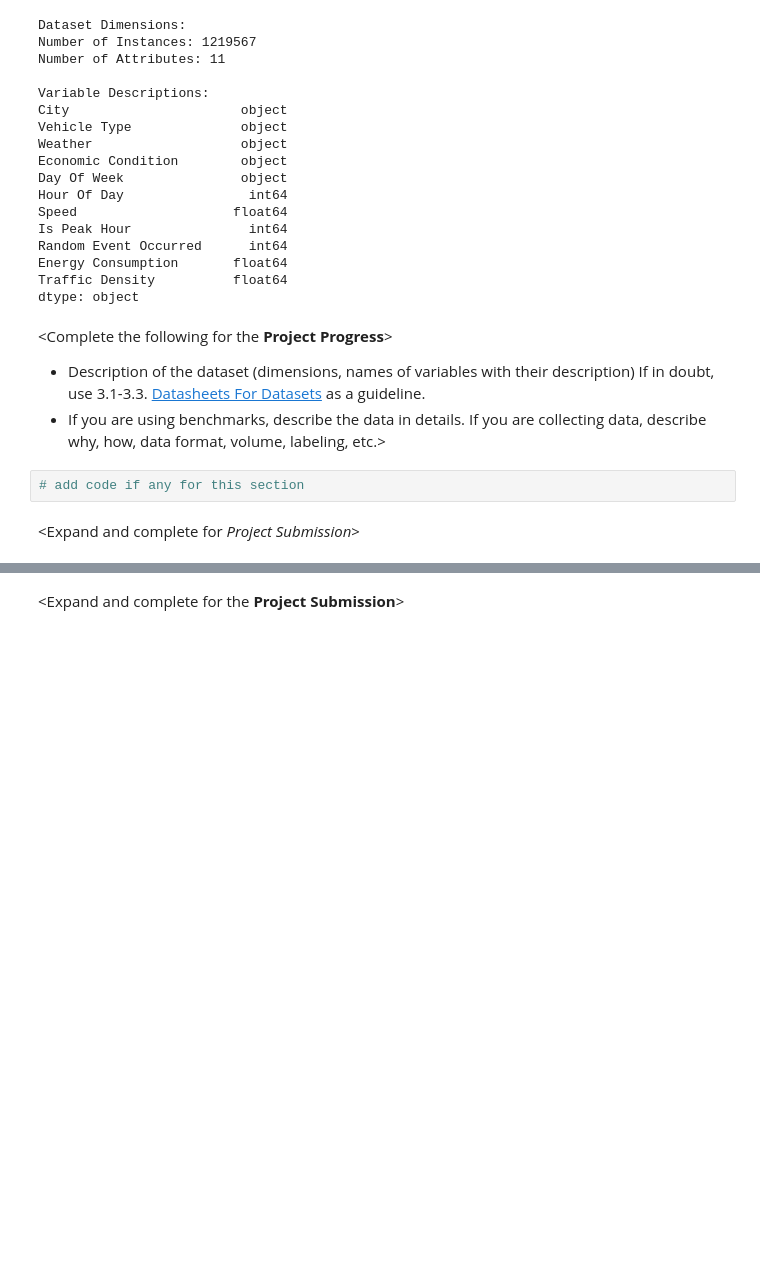
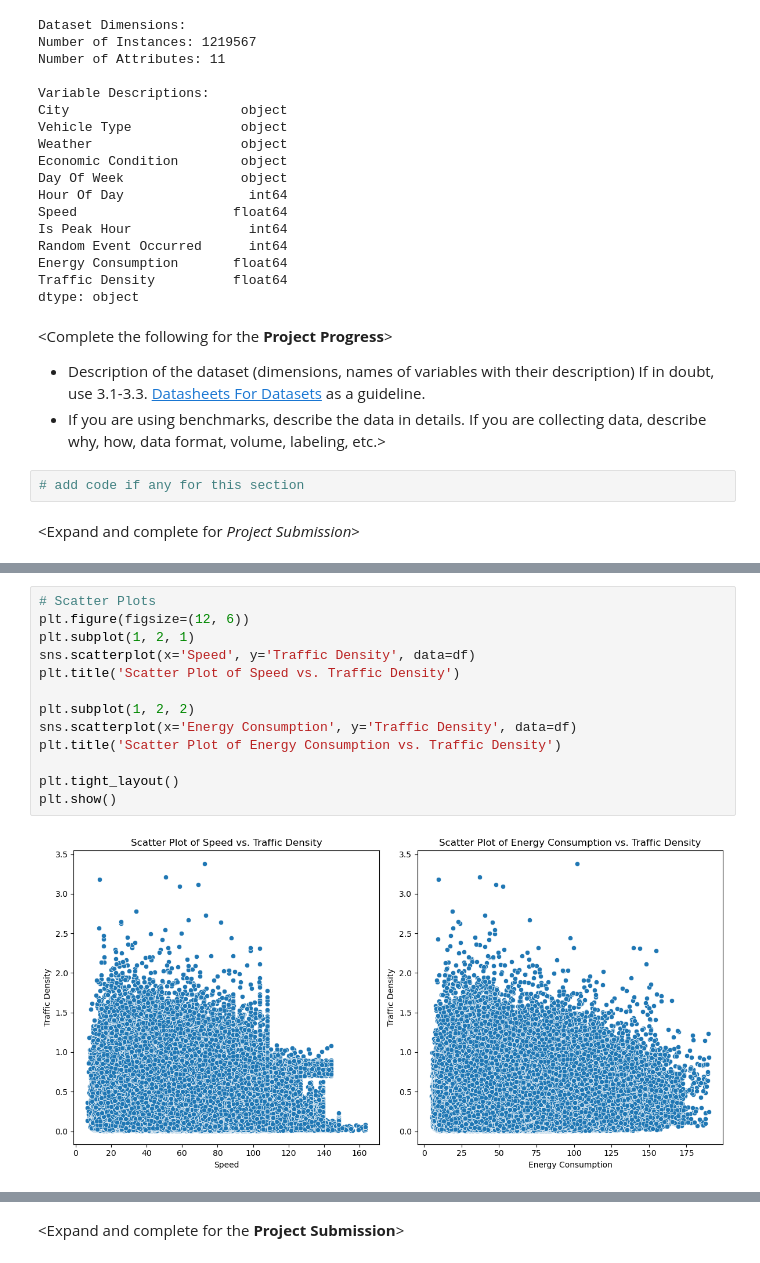
Before and after one commit to zoe-becker/ML-Traffic-Analysis, a Jupyter notebook: ProjectProgress.ipynb, the cells around one changed output, grey strips where cells are left out. Cells and saved outputs as stored; diff of their text form; blank space fills up the shorter version.

```diff
--- a/ProjectProgress.ipynb
+++ b/ProjectProgress.ipynb
@@ -153,0 +236,15 @@ dtype: object
+# %%
+# Scatter Plots
+plt.figure(figsize=(12, 6))
+plt.subplot(1, 2, 1)
+sns.scatterplot(x='Speed', y='Traffic Density', data=df)
+plt.title('Scatter Plot of Speed vs. Traffic Density')
+
+plt.subplot(1, 2, 2)
+sns.scatterplot(x='Energy Consumption', y='Traffic Density', data=df)
+plt.title('Scatter Plot of Energy Consumption vs. Traffic Density')
+
+plt.tight_layout()
+plt.show()
+# %% [output]
+[figure, added]
```
Also changed, not shown: parts of 8 cells of this notebook, 1 other file.
